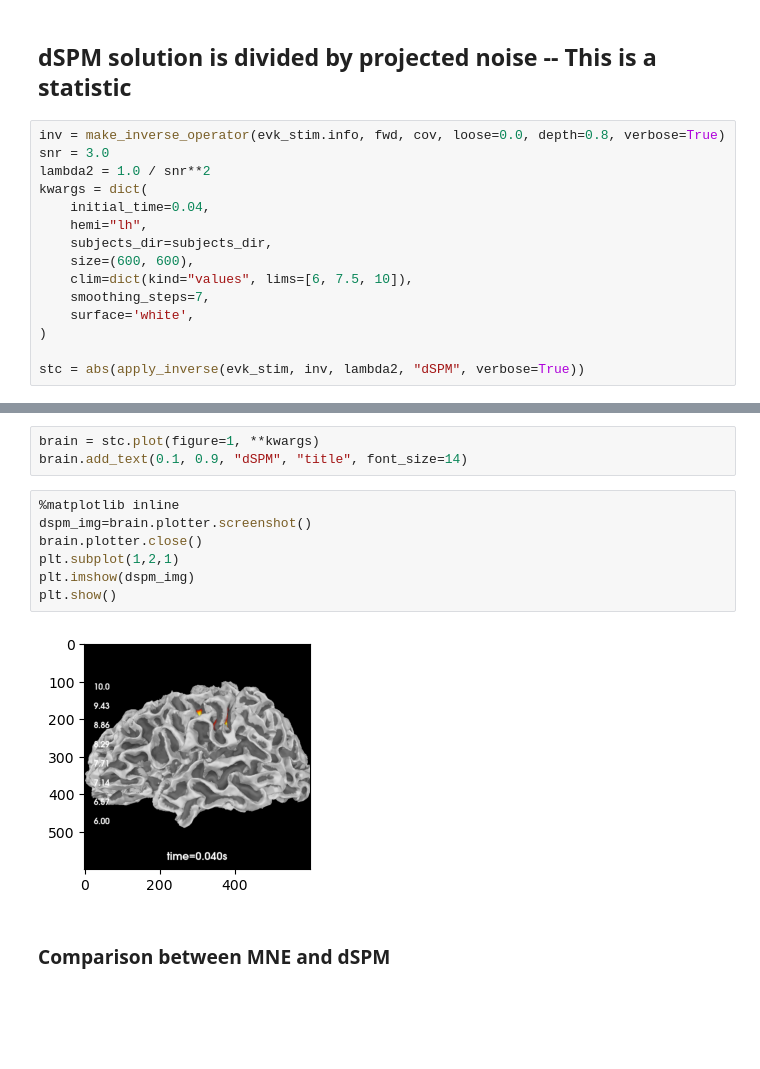
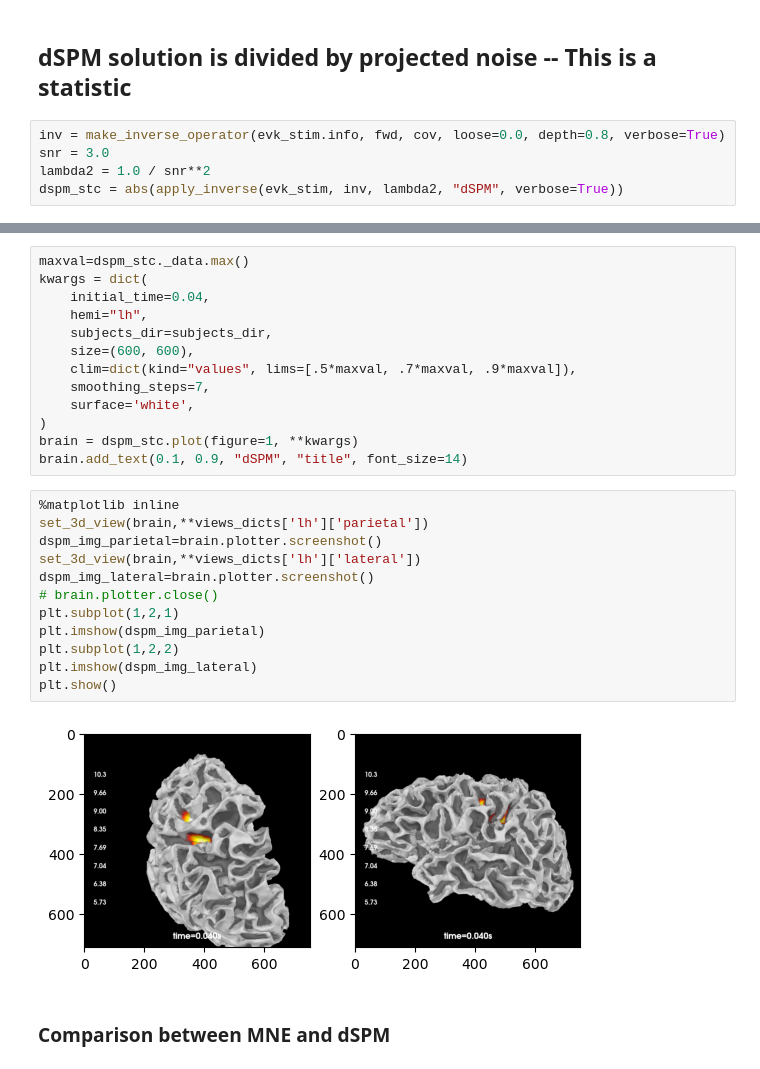
Before and after one commit to nih-megcore/NIMH_MEG_workshop, a Jupyter notebook: Day2/Lab4_SourceLocalization.ipynb, the cells around one changed output, grey strips where cells are left out. Drawn from its saved outputs; the diff is of its cells as text; blank space fills up the shorter version.

```diff
--- a/Day2/Lab4_SourceLocalization.ipynb
+++ b/Day2/Lab4_SourceLocalization.ipynb
@@ -327,14 +367,4 @@ plt.show()
 inv = make_inverse_operator(evk_stim.info, fwd, cov, loose=0.0, depth=0.8, verbose=True)
 snr = 3.0
 lambda2 = 1.0 / snr**2
-kwargs = dict(
-    initial_time=0.04,
-    hemi="lh",
-    subjects_dir=subjects_dir,
-    size=(600, 600),
-    clim=dict(kind="values", lims=[6, 7.5, 10]),
-    smoothing_steps=7,
-    surface='white',
-)
-
-stc = abs(apply_inverse(evk_stim, inv, lambda2, "dSPM", verbose=True))
+dspm_stc = abs(apply_inverse(evk_stim, inv, lambda2, "dSPM", verbose=True))
@@ -341,15 +389,30 @@ stc = abs(apply_inverse(evk_stim, inv, lambda2, "dSPM", verbose=True))
 # %%
-brain = stc.plot(figure=1, **kwargs)
+maxval=dspm_stc._data.max()
+kwargs = dict(
+    initial_time=0.04,
+    hemi="lh",
+    subjects_dir=subjects_dir,
+    size=(600, 600),
+    clim=dict(kind="values", lims=[.5*maxval, .7*maxval, .9*maxval]),
+    smoothing_steps=7,
+    surface='white',
+)
+brain = dspm_stc.plot(figure=1, **kwargs)
 brain.add_text(0.1, 0.9, "dSPM", "title", font_size=14)
 # %%
 %matplotlib inline
-dspm_img=brain.plotter.screenshot()
-brain.plotter.close()
+set_3d_view(brain,**views_dicts['lh']['parietal'])
+dspm_img_parietal=brain.plotter.screenshot()
+set_3d_view(brain,**views_dicts['lh']['lateral'])
+dspm_img_lateral=brain.plotter.screenshot()
+# brain.plotter.close()
 plt.subplot(1,2,1)
-plt.imshow(dspm_img)
+plt.imshow(dspm_img_parietal)
+plt.subplot(1,2,2)
+plt.imshow(dspm_img_lateral)
 plt.show()
 # %% [output]
-[figure, old version]
+[figure, new version]
 # %% [markdown]
 ### Comparison between MNE and dSPM
 # %%
```
Also changed, not shown: parts of 19 cells of this notebook, 1 other file.
